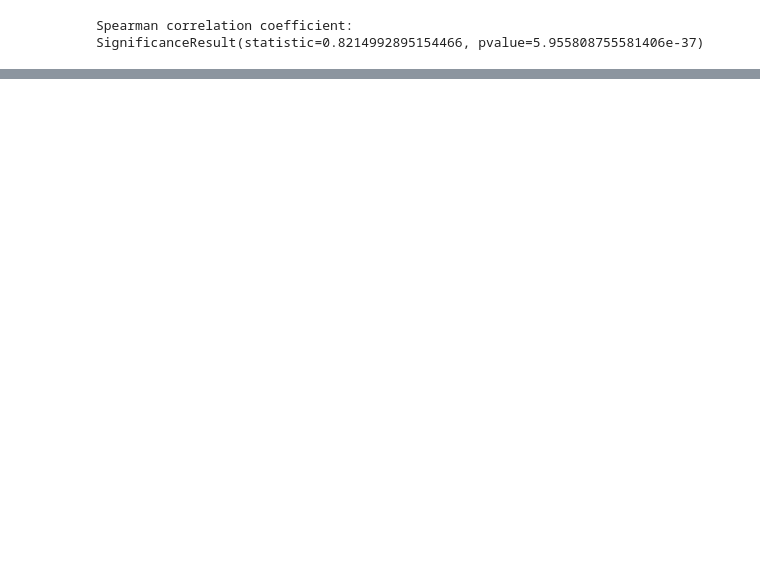
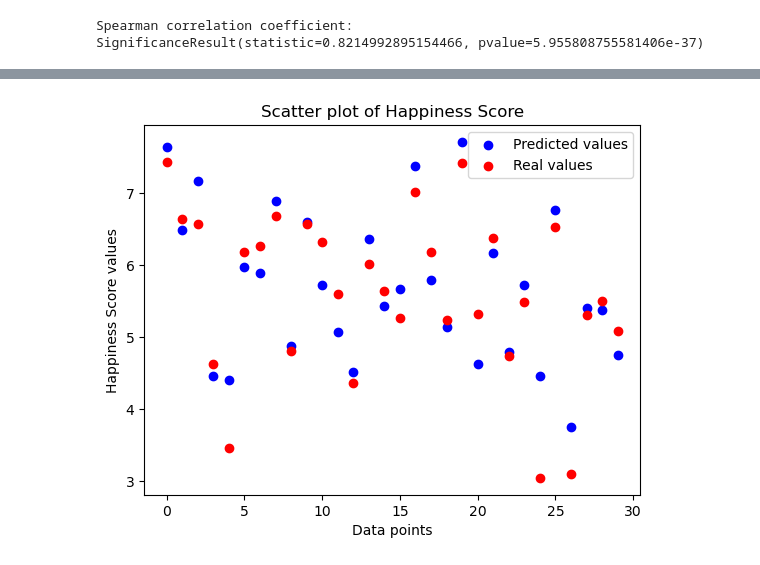
Before and after one commit to grzegorzlucki/World-Happiness-Report, a Jupyter notebook: main.ipynb, the cells around one changed output, grey strips where cells are left out. Saved outputs shown, nothing was run; the diff lists cells and outputs as text; code cells hidden in the pictures; blank space fills up the shorter version.

```diff
--- a/main.ipynb
+++ b/main.ipynb
@@ -175,0 +221,19 @@ Notes:
+# %%
+from sklearn.model_selection import train_test_split
+X_train, X_test, y_train, y_test = train_test_split(X, y, test_size = .2, random_state = 0)
+# %%
+from sklearn.preprocessing import StandardScaler
+
+sc = StandardScaler()
+X_train = sc.fit_transform(X_train)
+X_test = sc.fit_transform(X_test)
+# %%
+ann = tf.keras.models.Sequential()
+
+ann.add(tf.keras.layers.Dense(units = 10, activation='relu'))
+ann.add(tf.keras.layers.Dense(units = 10 * 10, activation='relu'))
+ann.add(tf.keras.layers.Dense(units = 10, activation='relu'))
+ann.add(tf.keras.layers.Dense(units = 1))
+ann.compile(optimizer = 'adam', loss = 'mean_squared_error')
+
+ann.fit(X_train, y_train, batch_size = 32, epochs = 150)
@@ -175,0 +259,5 @@ Notes:
+# %%
+y_pred = ann.predict(X_test)
+np.set_printoptions(precision=2)
+
+print(np.concatenate((y_pred.reshape(len(y_pred),1), y_test.reshape(len(y_test),1)),1))
@@ -175,0 +282,10 @@ Notes:
+# %%
+plt.scatter(range(len(y_pred)), y_pred, color='blue', label='Predicted values')
+plt.scatter(range(len(y_test)), y_test, color='red', label='Real values')
+plt.xlabel('Data points')
+plt.ylabel('Happiness Score values')
+plt.title('Scatter plot of Happiness Score')
+plt.legend()
+plt.show()
+# %% [output]
+[figure, added]
```
Also changed, not shown: parts of 10 cells of this notebook.
